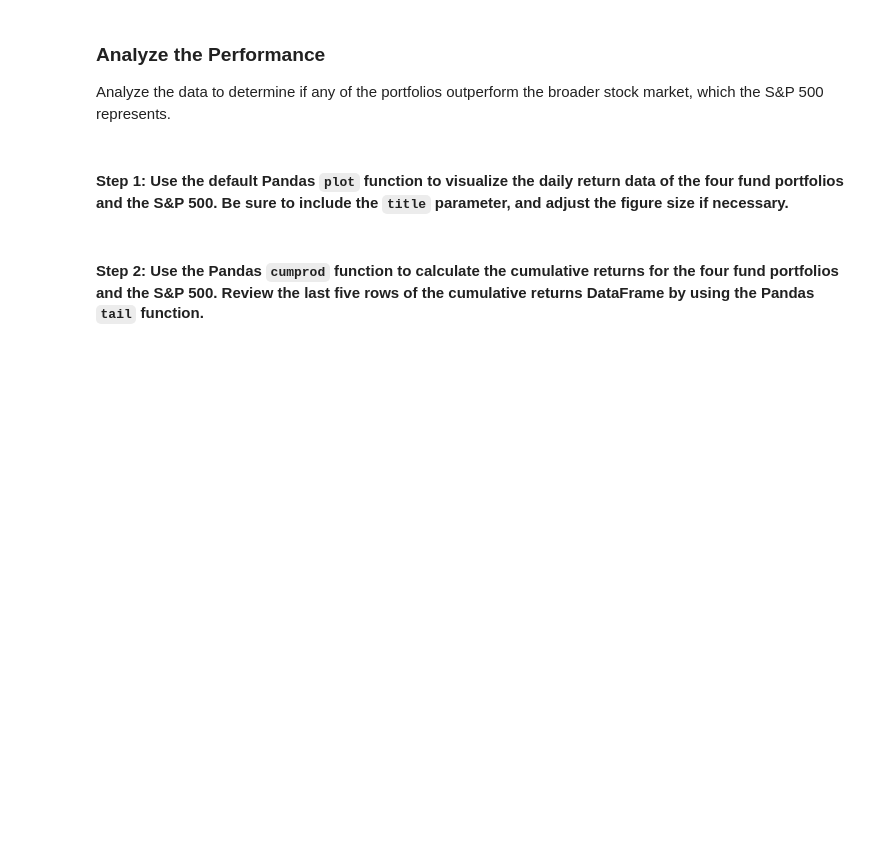
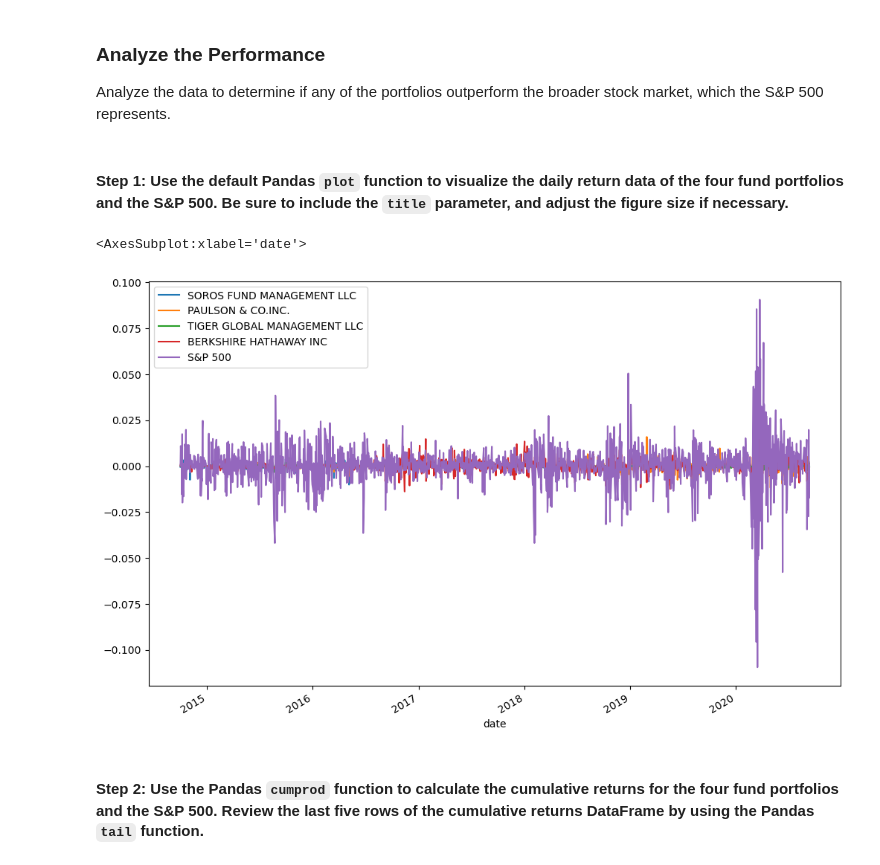
Before and after one commit to Mestrada1997/HW-4, a Jupyter notebook: risk_return_analysis.ipynb, the cells around one changed output. Saved outputs shown, nothing was run; the diff lists cells and outputs as text; code cells hidden in the pictures; blank space fills up the shorter version.

```diff
--- a/risk_return_analysis.ipynb
+++ b/risk_return_analysis.ipynb
@@ -108,9 +109,9 @@ from pathlib import Path
 # %%
 # Import the data by reading in the CSV file and setting the DatetimeIndex
 # Review the first 5 rows of the DataFrame
-whale_df = pd.read_csv(Path("../HW4/Resources/whale_navs.csv"),
+whale_df = pd.read_csv(Path("Resources/whale_navs.csv"),
    index_col="date",
    parse_dates=True,
    infer_datetime_format=True)
 
-print(whale_df.head())
+whale_df
@@ -137,4 +161,7 @@ Analyze the data to determine if any of the portfolios outperform the broader st
 # %%
 # Plot the daily return data of the 4 funds and the S&P 500
 # Inclue a title parameter and adjust the figure size
-daily_returns.plot(figsize=(12, 8)).plot()
+daily_returns.plot(figsize=(12, 8))
+# %% [output]
+<AxesSubplot:xlabel='date'>
+[figure, added]
```
Also changed, not shown: parts of 35 cells of this notebook.
